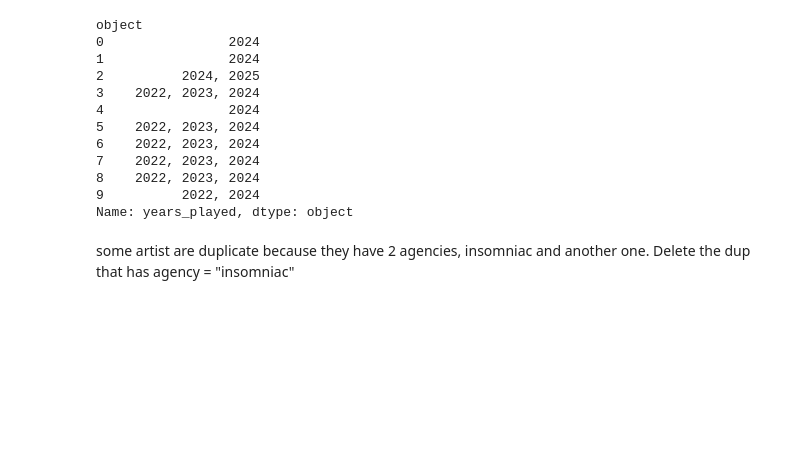
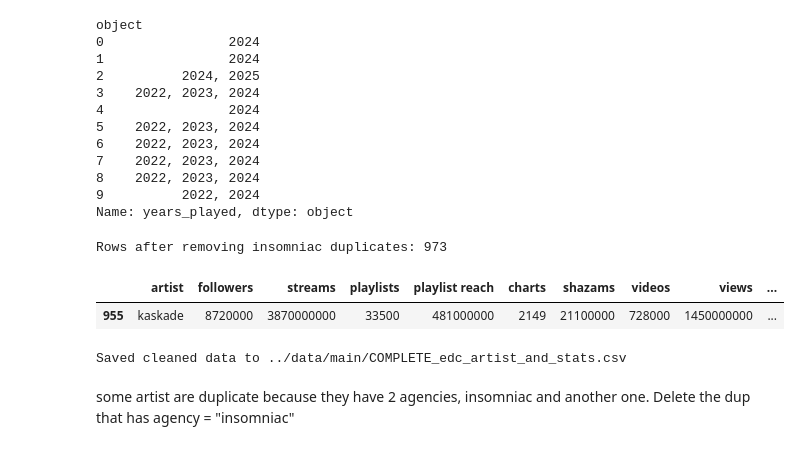
Before and after one commit to anhminhnguyen2/ds_festivals_project, a Jupyter notebook: edc_vegas/notebook/4.merge_csv.ipynb, the cells around one changed output. Cells and saved outputs as stored; diff of their text form; code cells hidden in the pictures; blank space fills up the shorter version.

Commit message:
fixed errors in data collecting stage

```diff
--- a/edc_vegas/notebook/4.merge_csv.ipynb
+++ b/edc_vegas/notebook/4.merge_csv.ipynb
@@ -11,7 +10,6 @@ artists_recidency = pd.read_csv(os.path.join(main_dir, "2026_vegas_recidency.csv
 # %%
 merged_stats_count = pd.merge(artists_stats, artists_count, on="artist", how="left")
-merged_artists = pd.merge(merged_stats_count, artists_agencies, on="artist", how="left")
-merged_all = pd.merge(merged_artists, artists_recidency)
+merged_all = pd.merge(merged_stats_count, artists_agencies, on="artist", how="left")
 merged_all.head()
 # %% [output]
 |  | artist | followers | streams | playlists | playlist reach | charts | shazams | videos | views | ... |
@@ -125,5 +123,59 @@ object
 8    2022, 2023, 2024
 9          2022, 2024
 Name: years_played, dtype: object
+# %%
+# Remove duplicates where an artist has multiple entries and one is 'insomniac'
+# Logic: If duplicates exist on 'artist', prefer the non-insomniac agency.
+
+# 1. Identify duplicates based on 'artist'
+duplicates_mask = merged_all.duplicated(subset=['artist'], keep=False)
+
+# 2. Split into duplicates and non-duplicates
+duplicates_df = merged_all[duplicates_mask]
+non_duplicates_df = merged_all[~duplicates_mask]
+
+# 3. Filter duplicates: remove 'insomniac' if another agency exists
+# We can sort by agency so that 'insomniac' is prioritized for removal if we use drop_duplicates
+# Or we can explicitly filter.
+
+# Let's verify if 'agency' column exists and clean it
+if 'agency' in merged_all.columns:
+    # Normalized check
+    duplicates_df = duplicates_df.copy() # Avoid SettingWithCopyWarning
+
+    # Custom sort: make 'insomniac' appearing at the end or beginning to control drop_duplicates
+    # If we want to KEEP non-insomniac, we want non-insomniac to be first.
+    # So we can assign a priority: non-insomniac = 0, insomniac = 1. sort, then keep='first'
+
+    def agency_priority(agency):
+        if str(agency).lower().strip() == 'insomniac':
+            return 1
+        return 0
+
+    duplicates_df['priority'] = duplicates_df['agency'].apply(agency_priority)
+    duplicates_df = duplicates_df.sort_values('priority')
+
+    # Keep the first one (which will be priority 0 / non-insomniac if available)
+    deduped_duplicates = duplicates_df.drop_duplicates(subset=['artist'], keep='first')
+
+    # Drop helper column
+    deduped_duplicates = deduped_duplicates.drop(columns=['priority'])
+
+    # Combine back
+    merged_all = pd.concat([non_duplicates_df, deduped_duplicates], ignore_index=True)
+
+print(f"Rows after removing insomniac duplicates: {len(merged_all)}")
+merged_all[merged_all['artist'] == 'kaskade']
+# %% [output]
+Rows after removing insomniac duplicates: 973
+|  | artist | followers | streams | playlists | playlist reach | charts | shazams | videos | views | ... |
+| 955 | kaskade | 8720000 | 3870000000 | 33500 | 481000000 | 2149 | 21100000 | 728000 | 1450000000 | ... |
+# %%
+# Save the final cleaned dataframe
+output_path = "../data/main/COMPLETE_edc_artist_and_stats.csv"
+merged_all.to_csv(output_path, index=False)
+print(f"Saved cleaned data to {output_path}")
+# %% [output]
+Saved cleaned data to ../data/main/COMPLETE_edc_artist_and_stats.csv
 # %% [markdown]
 some artist are duplicate because they have 2 agencies, insomniac and another one. Delete the dup that has agency = "insomniac"
```
Also changed, not shown: parts of 1 cell of this notebook, 5 other files.
